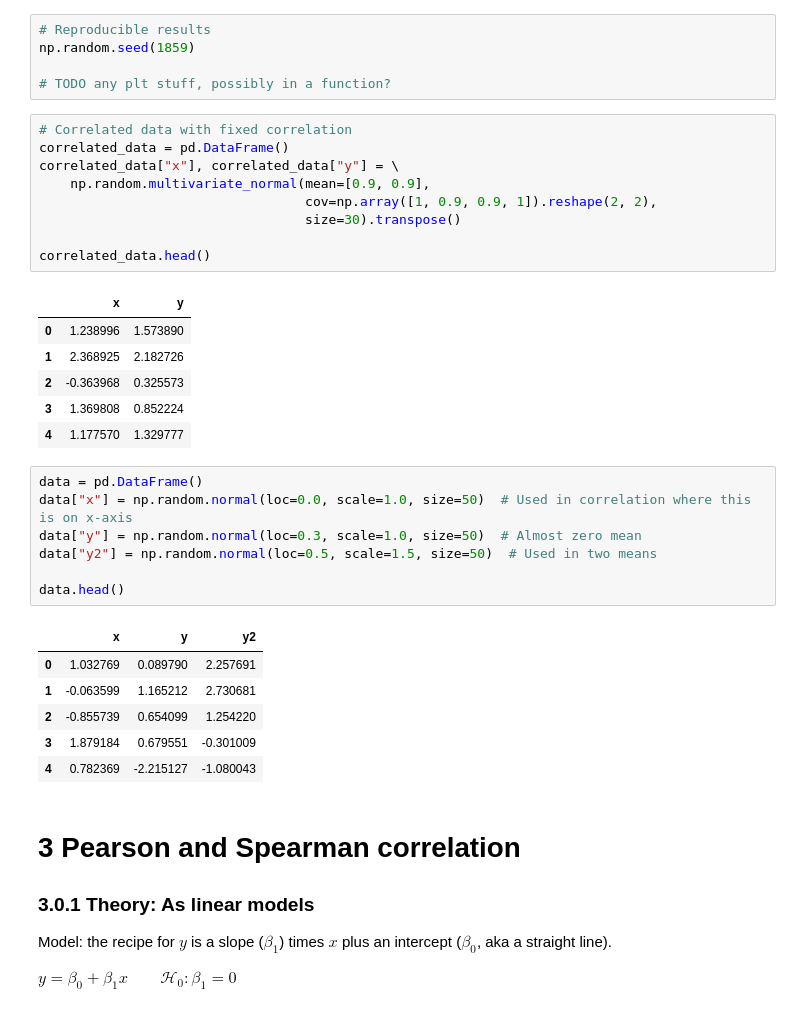
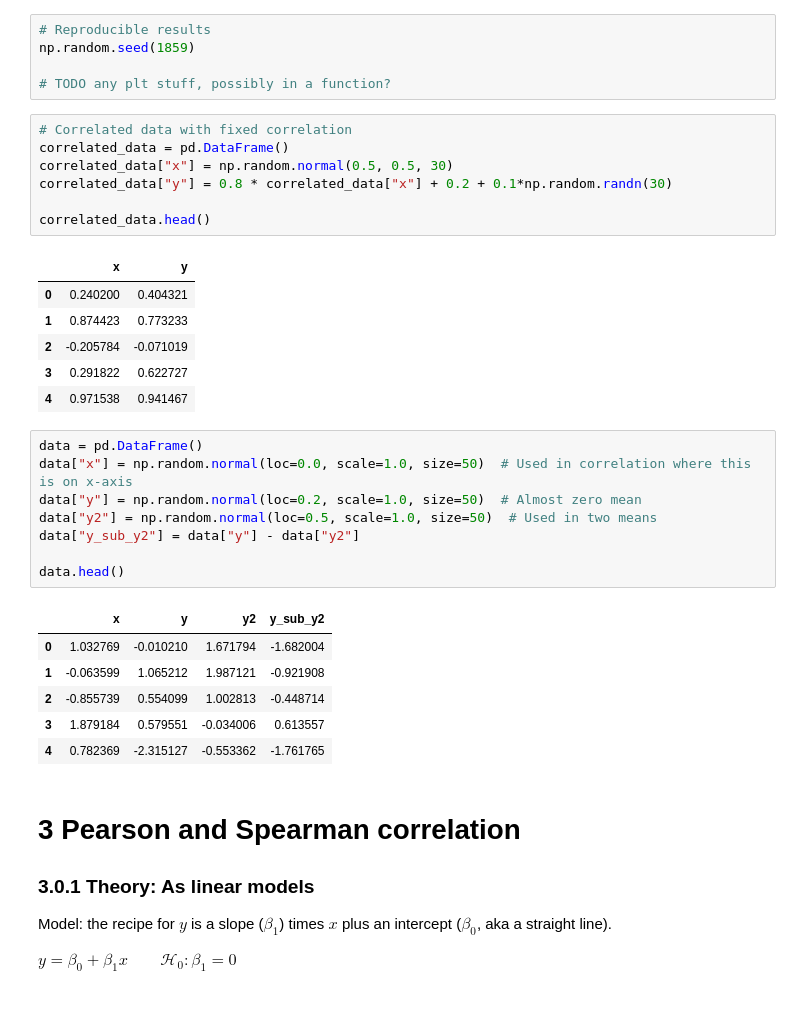
Before and after one commit to eigenfoo/tests-as-linear, a Jupyter notebook: tests-as-linear.ipynb, the cells around one changed output. Drawn from its saved outputs; the diff is of its cells as text.

```diff
--- a/tests-as-linear.ipynb
+++ b/tests-as-linear.ipynb
@@ -64,33 +72,32 @@ np.random.seed(1859)
 # %%
 # Correlated data with fixed correlation
 correlated_data = pd.DataFrame()
-correlated_data["x"], correlated_data["y"] = \
-    np.random.multivariate_normal(mean=[0.9, 0.9],
-                                  cov=np.array([1, 0.9, 0.9, 1]).reshape(2, 2),
-                                  size=30).transpose()
+correlated_data["x"] = np.random.normal(0.5, 0.5, 30)
+correlated_data["y"] = 0.8 * correlated_data["x"] + 0.2 + 0.1*np.random.randn(30)
 
 correlated_data.head()
 # %% [output]
 |  | x | y |
-| 0 | 1.238996 | 1.573890 |
-| 1 | 2.368925 | 2.182726 |
-| 2 | -0.363968 | 0.325573 |
-| 3 | 1.369808 | 0.852224 |
-| 4 | 1.177570 | 1.329777 |
+| 0 | 0.240200 | 0.404321 |
+| 1 | 0.874423 | 0.773233 |
+| 2 | -0.205784 | -0.071019 |
+| 3 | 0.291822 | 0.622727 |
+| 4 | 0.971538 | 0.941467 |
 # %%
 data = pd.DataFrame()
 data["x"] = np.random.normal(loc=0.0, scale=1.0, size=50)  # Used in correlation where this is on x-axis
-data["y"] = np.random.normal(loc=0.3, scale=1.0, size=50)  # Almost zero mean
-data["y2"] = np.random.normal(loc=0.5, scale=1.5, size=50)  # Used in two means
+data["y"] = np.random.normal(loc=0.2, scale=1.0, size=50)  # Almost zero mean
+data["y2"] = np.random.normal(loc=0.5, scale=1.0, size=50)  # Used in two means
+data["y_sub_y2"] = data["y"] - data["y2"]
 
 data.head()
 # %% [output]
-|  | x | y | y2 |
-| 0 | 1.032769 | 0.089790 | 2.257691 |
-| 1 | -0.063599 | 1.165212 | 2.730681 |
-| 2 | -0.855739 | 0.654099 | 1.254220 |
-| 3 | 1.879184 | 0.679551 | -0.301009 |
-| 4 | 0.782369 | -2.215127 | -1.080043 |
+|  | x | y | y2 | y_sub_y2 |
+| 0 | 1.032769 | -0.010210 | 1.671794 | -1.682004 |
+| 1 | -0.063599 | 1.065212 | 1.987121 | -0.921908 |
+| 2 | -0.855739 | 0.554099 | 1.002813 | -0.448714 |
+| 3 | 1.879184 | 0.579551 | -0.034006 | 0.613557 |
+| 4 | 0.782369 | -2.315127 | -0.553362 | -1.761765 |
 # %% [markdown]
 # 3 Pearson and Spearman correlation
 
```
Also changed, not shown: parts of 12 cells of this notebook, 1 other file.
